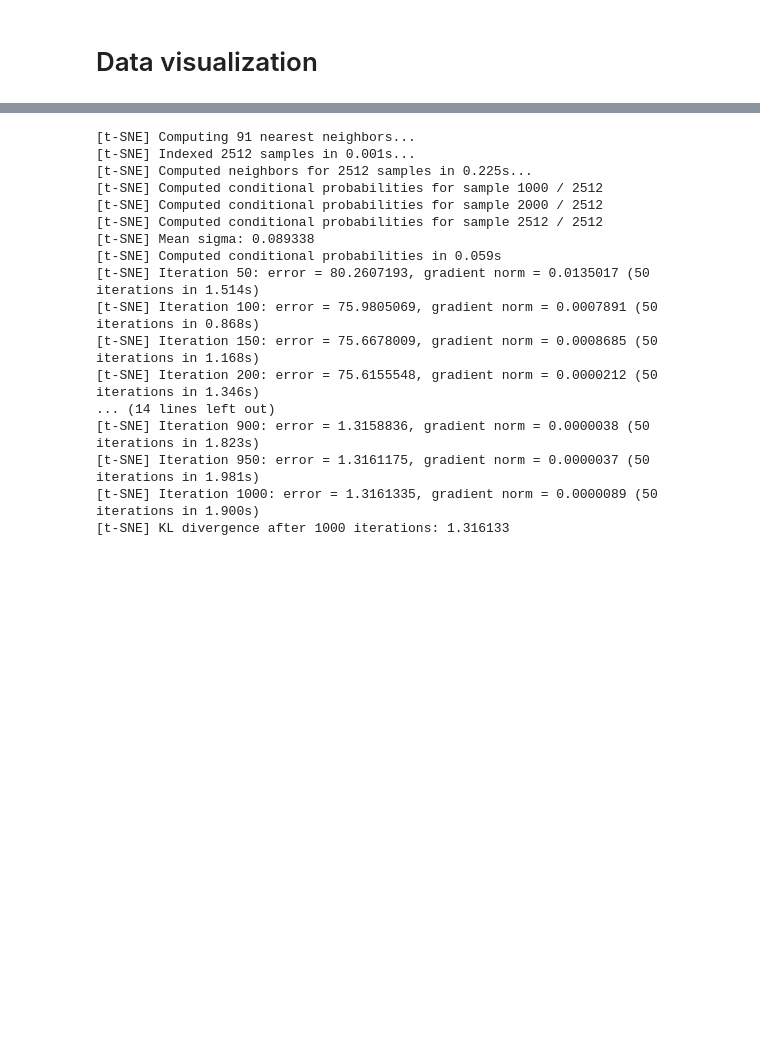
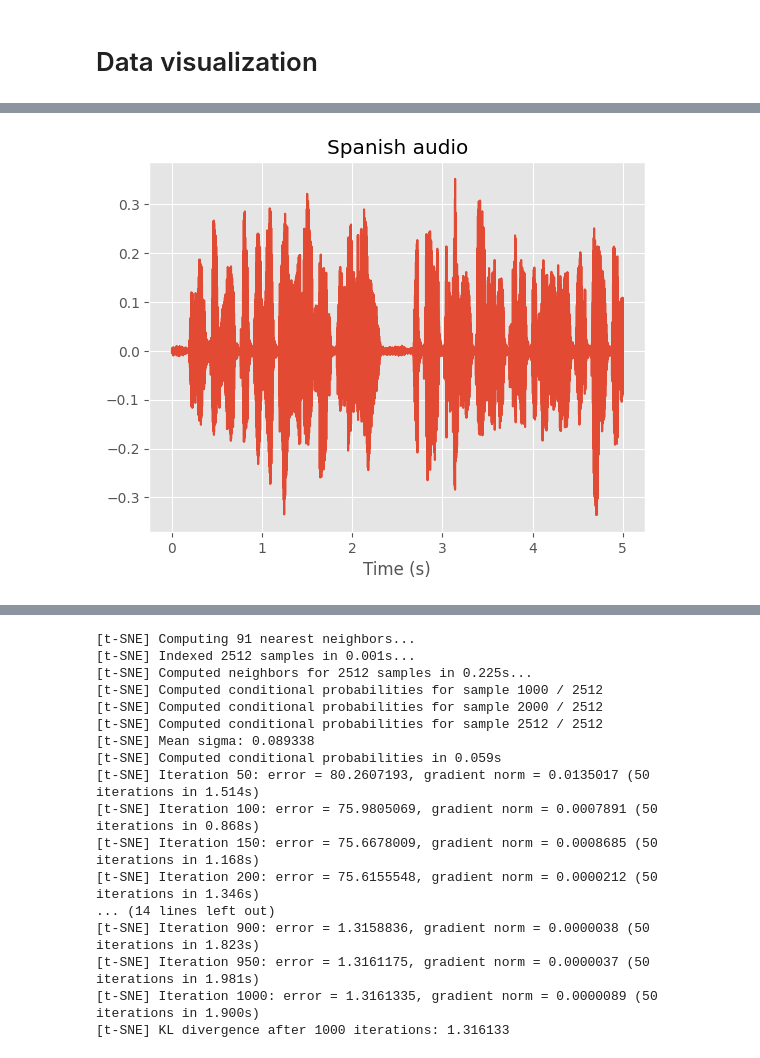
Before and after one commit to Zappandy/spoken_language_detector, a Jupyter notebook: Notebook_for_Paul.ipynb, the cells around one changed output, grey strips where cells are left out. Saved outputs shown, nothing was run; the diff lists cells and outputs as text; code cells hidden in the pictures; blank space fills up the shorter version.

Commit message:
added more plots

```diff
--- a/Notebook_for_Paul.ipynb
+++ b/Notebook_for_Paul.ipynb
@@ -453,3 +454,19 @@ val_size = len(train_dev_data) - train_size
 train_data, val_data = random_split(train_dev_data, [train_size, val_size], generator=torch.Generator().manual_seed(SEED))
 train_dataloader = DataLoader(train_data, batch_size=8, shuffle=True)
 val_dataloader = DataLoader(val_data, batch_size=8, shuffle=True)
+
+all_labels = [i[1] for i in train_dev_data]  # to visualize data
+# %%
+
+es_idx = all_labels.index(0)
+en_idx = all_labels.index(1)
+de_idx = all_labels.index(2)
+
+
+def gen_audio_for_viz(idx):
+    lang = all_labels.index(idx)
+    return sf.read(train_dev_data.audio_path_list[lang])
+
+es_x, es_sr = gen_audio_for_viz(0)  # 0 is spanish
+en_x, en_sr = gen_audio_for_viz(1)  # 1 is english
+de_x, de_sr = gen_audio_for_viz(2)  # 2 german
@@ -455,0 +485,20 @@ val_dataloader = DataLoader(val_data, batch_size=8, shuffle=True)
+# %%
+max_dur = 5.0  # maximum duration in seconds
+max_len = int(max_dur * es_sr)  # equivalent maximum length in number of samples
+
+y = torch.from_numpy(es_x)
+sig_len = len(y)
+if sig_len >= max_len:
+    y= y[:max_len]
+else:
+    n_zeros = max_len - sig_len
+    y =  torch.cat((y, torch.zeros(n_zeros)))
+
+ty = torch.arange(len(y)) / es_sr
+plt.figure()
+plt.plot(ty, y)
+plt.xlabel('Time (s)')
+plt.title("Spanish audio")
+plt.show()
+# %% [output]
+[figure, added]
```
Also changed, not shown: parts of 8 cells of this notebook.
